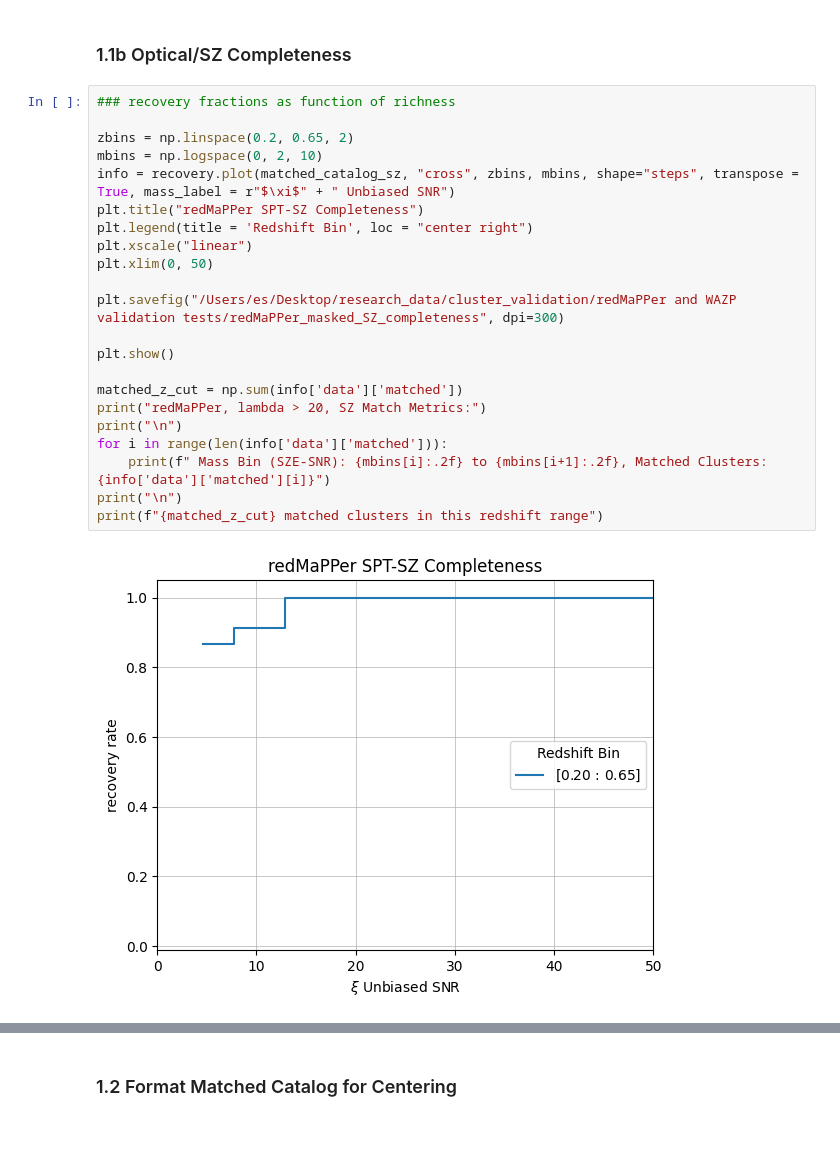
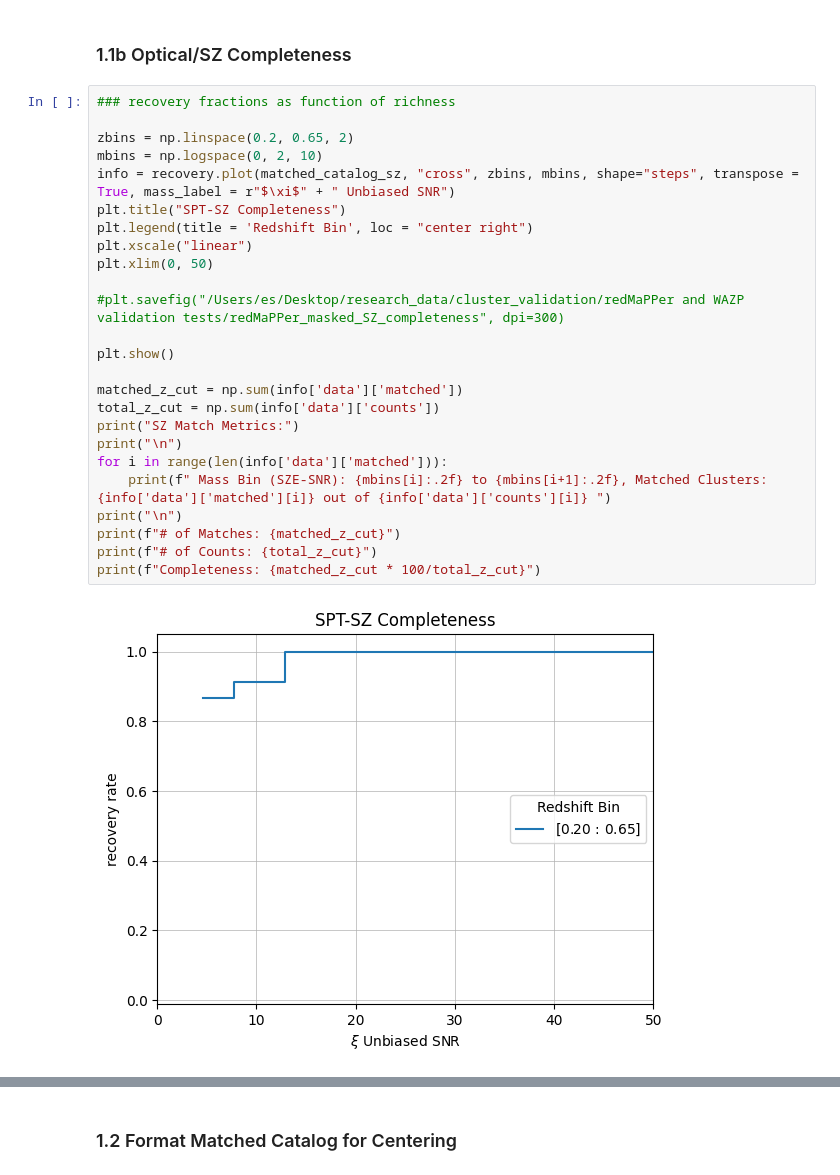
Before and after one commit to LSSTDESC/Initial-Cluster-Catalog-Validation, a Jupyter notebook: Cluster Validation Pipeline.ipynb, the cells around one changed output, grey strips where cells are left out. Saved outputs shown, nothing was run; the diff lists cells and outputs as text; blank space fills up the shorter version.

```diff
--- a/Cluster Validation Pipeline.ipynb
+++ b/Cluster Validation Pipeline.ipynb
@@ -316,24 +315,27 @@ Done!
 # %%
 ### recovery fractions as function of richness
 
 zbins = np.linspace(0.2, 0.65, 2)
 mbins = np.logspace(0, 2, 10)
 info = recovery.plot(matched_catalog_sz, "cross", zbins, mbins, shape="steps", transpose = True, mass_label = r"$\xi$" + " Unbiased SNR")
-plt.title("redMaPPer SPT-SZ Completeness")
+plt.title("SPT-SZ Completeness")
 plt.legend(title = 'Redshift Bin', loc = "center right")
 plt.xscale("linear")
 plt.xlim(0, 50)
 
-plt.savefig("/Users/es/Desktop/research_data/cluster_validation/redMaPPer and WAZP validation tests/redMaPPer_masked_SZ_completeness", dpi=300)
+#plt.savefig("/Users/es/Desktop/research_data/cluster_validation/redMaPPer and WAZP validation tests/redMaPPer_masked_SZ_completeness", dpi=300)
 
 plt.show()
 
 matched_z_cut = np.sum(info['data']['matched'])
-print("redMaPPer, lambda > 20, SZ Match Metrics:")
+total_z_cut = np.sum(info['data']['counts'])
+print("SZ Match Metrics:")
 print("\n")
 for i in range(len(info['data']['matched'])):
-    print(f" Mass Bin (SZE-SNR): {mbins[i]:.2f} to {mbins[i+1]:.2f}, Matched Clusters: {info['data']['matched'][i]}")
+    print(f" Mass Bin (SZE-SNR): {mbins[i]:.2f} to {mbins[i+1]:.2f}, Matched Clusters: {info['data']['matched'][i]} out of {info['data']['counts'][i]} ")
 print("\n")
-print(f"{matched_z_cut} matched clusters in this redshift range")
+print(f"# of Matches: {matched_z_cut}")
+print(f"# of Counts: {total_z_cut}")
+print(f"Completeness: {matched_z_cut * 100/total_z_cut}")
 # %% [output]
-[figure, old version]
+[figure, new version]
```
Also changed, not shown: parts of 10 cells of this notebook.
